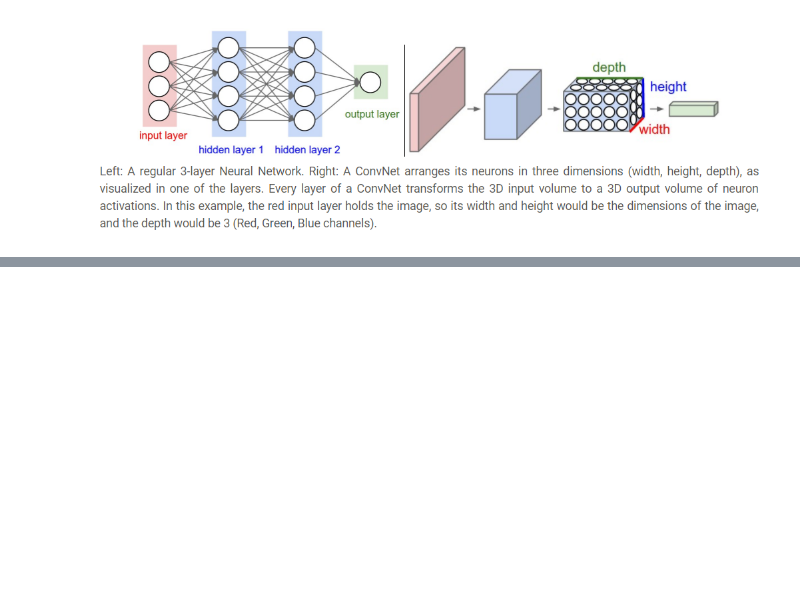
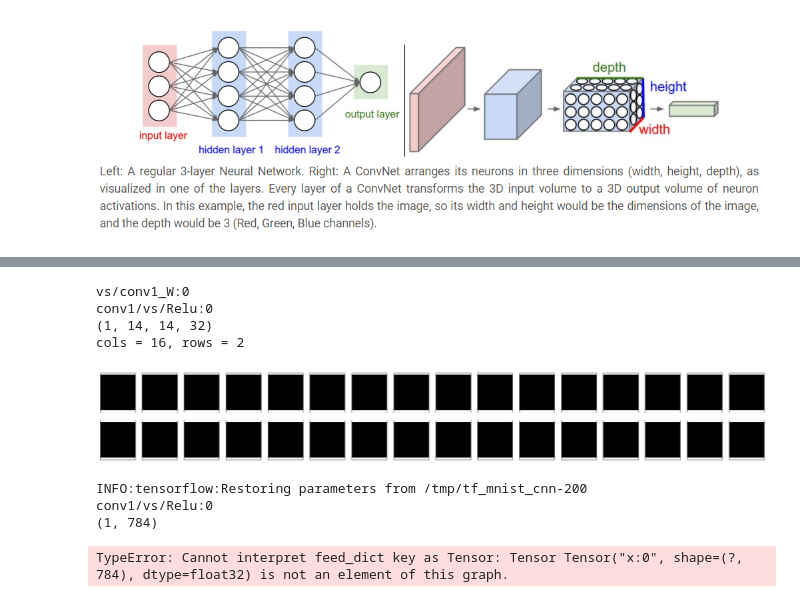
Before and after one commit to pppk520/ml_study, a Jupyter notebook: ml_libs/tensorflow/cnn_mnist_visualize.ipynb, the cells around one changed output, grey strips where cells are left out. Cells and saved outputs as stored; diff of their text form; code cells hidden in the pictures; blank space fills up the shorter version.

```diff
--- a/ml_libs/tensorflow/cnn_mnist_visualize.ipynb
+++ b/ml_libs/tensorflow/cnn_mnist_visualize.ipynb
@@ -186,0 +230,52 @@ cols = 16, rows = 2
+# %%
+tf.reset_default_graph()
+
+sess = tf.Session()
+
+x = tf.placeholder(tf.float32, shape=[None, 784], name="x")
+x_image = tf.reshape(x, [-1, 28, 28, 1])
+
+# use previous trained weight and bias
+conv1 = conv_layer(x_image, 1, 32, name="conv1", reuse=False)
+
+sess.run(tf.global_variables_initializer())
+ret = sess.run(conv1, feed_dict={x: np.expand_dims(img, axis=0)})
+print(ret.shape)
+
+show_images(ret.transpose(3,1,2,0))
+
+sess.close()
+# %% [output]
+vs/conv1_W:0
+conv1/vs/Relu:0
+(1, 14, 14, 32)
+cols = 16, rows = 2
+[figure, added]
+# %%
+import os
+import tensorflow as tf
+
+tf.reset_default_graph()
+
+sess = tf.InteractiveSession()
+
+saver = tf.train.import_meta_graph('{}.meta'.format(model_save_path))
+saver.restore(sess, tf.train.latest_checkpoint(os.path.dirname(model_save_path)))
+
+graph = tf.get_default_graph()
+
+#print([n.name for n in graph.as_graph_def().node])
+
+op_to_restore = graph.get_tensor_by_name("conv1/vs/Relu:0")
+print(op_to_restore.name)
+print(np.expand_dims(img, axis=0).shape)
+ret = sess.run(op_to_restore, feed_dict={x: np.expand_dims(img, axis=0)})
+
+#print(ret.shape)
+
+sess.close()
+# %% [output]
+INFO:tensorflow:Restoring parameters from /tmp/tf_mnist_cnn-200
+conv1/vs/Relu:0
+(1, 784)
+TypeError: Cannot interpret feed_dict key as Tensor: Tensor Tensor("x:0", shape=(?, 784), dtype=float32) is not an element of this graph.
```
Also changed, not shown: parts of 9 cells of this notebook, 4 other files.
